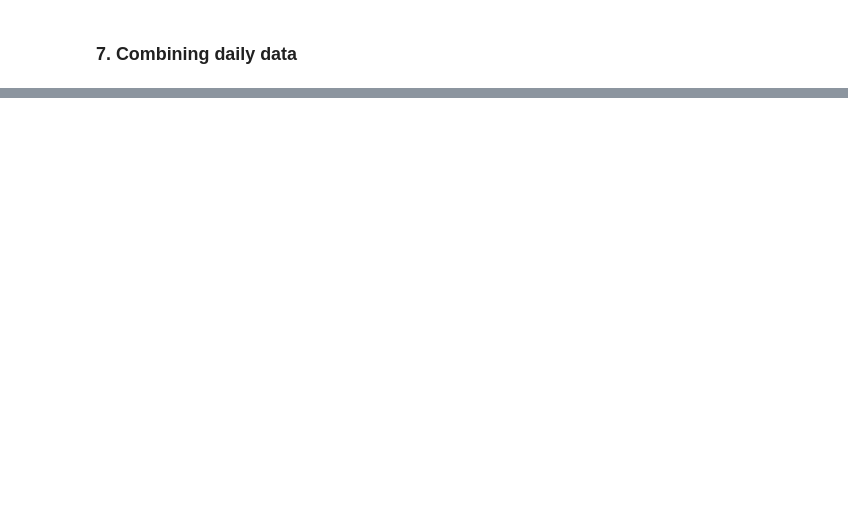
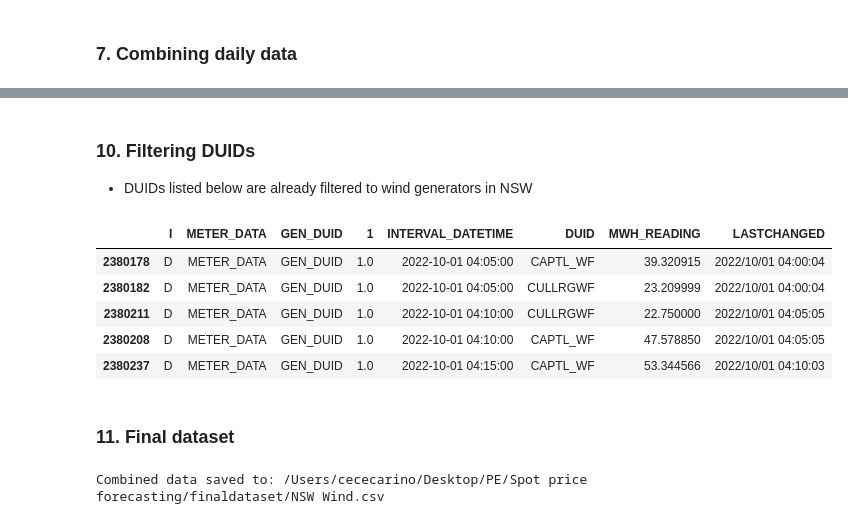
Before and after one commit to heycece/nemforecasting, a Jupyter notebook: BeautifulSoup Webscraper - wind data.ipynb, the cells around one changed output, grey strips where cells are left out. Saved outputs shown, nothing was run; the diff lists cells and outputs as text; code cells hidden in the pictures; blank space fills up the shorter version.

```diff
--- a/BeautifulSoup Webscraper - wind data.ipynb
+++ b/BeautifulSoup Webscraper - wind data.ipynb
@@ -500 +568,5 @@ nsw_data.head()
+# %%
+# Converting CALENDAR_DAY to datetime
+combined_df['INTERVAL_DATETIME'] = pd.to_datetime(combined_df['INTERVAL_DATETIME'])
+combined_df = combined_df.sort_values(by='INTERVAL_DATETIME', ascending=True)
 # %% [markdown]
@@ -509,0 +582,32 @@ Combined data saved to: /Users/cececarino/Desktop/PE/Spot price forecasting/fina
+# %% [markdown]
+### 10. Filtering DUIDs <a name="filterDUIDs"></a>
+
+- DUIDs listed below are already filtered to wind generators in NSW
+# %%
+# List of DUID values to filter
+duid_values = ['BANGOWF1', 'BANGOWF2', 'BOCORWF1', 'BOCORWF1', 'BODWF1', 'CAPTL_WF', 'COLWF01', 'CROOKWF2',
+               'CRURWF1', 'CULLRGWF', 'FLYCRKWF', 'GULLRWF1', 'GULLRWF1', 'GULLRWF2', 'GUNNING1', 'RYEPARK1',
+               'SAPHWF1', 'STWF1', 'TARALGA1', 'TARALGA1', 'TARALGA1', 'WRWF1', 'WOODLWN1']
+
+# Filtering the wind data based on the specified DUID values
+wind_data = combined_df[combined_df['DUID'].isin(duid_values)]
+
+# Print or further process the filtered DataFrame
+wind_data.head()
+# %% [output]
+|  | I | METER_DATA | GEN_DUID | 1 | INTERVAL_DATETIME | DUID | MWH_READING | LASTCHANGED |
+| 2380178 | D | METER_DATA | GEN_DUID | 1.0 | 2022-10-01 04:05:00 | CAPTL_WF | 39.320915 | 2022/10/01 04:00:04 |
+| 2380182 | D | METER_DATA | GEN_DUID | 1.0 | 2022-10-01 04:05:00 | CULLRGWF | 23.209999 | 2022/10/01 04:00:04 |
+| 2380211 | D | METER_DATA | GEN_DUID | 1.0 | 2022-10-01 04:10:00 | CULLRGWF | 22.750000 | 2022/10/01 04:05:05 |
+| 2380208 | D | METER_DATA | GEN_DUID | 1.0 | 2022-10-01 04:10:00 | CAPTL_WF | 47.578850 | 2022/10/01 04:05:05 |
+| 2380237 | D | METER_DATA | GEN_DUID | 1.0 | 2022-10-01 04:15:00 | CAPTL_WF | 53.344566 | 2022/10/01 04:10:03 |
+# %% [markdown]
+### 11. Final dataset <a name="finaloutput"></a>
+# %%
+# Saving the combined DataFrame to a new CSV file
+output_csv_path = '/Users/cececarino/Desktop/PE/Spot price forecasting/finaldataset/NSW Wind.csv'
+combined_df.to_csv(output_csv_path, index=False)
+
+print(f"Combined data saved to: {output_csv_path}")
+# %% [output]
+Combined data saved to: /Users/cececarino/Desktop/PE/Spot price forecasting/finaldataset/NSW Wind.csv
```
Also changed, not shown: parts of 22 cells of this notebook, 1 other file.
